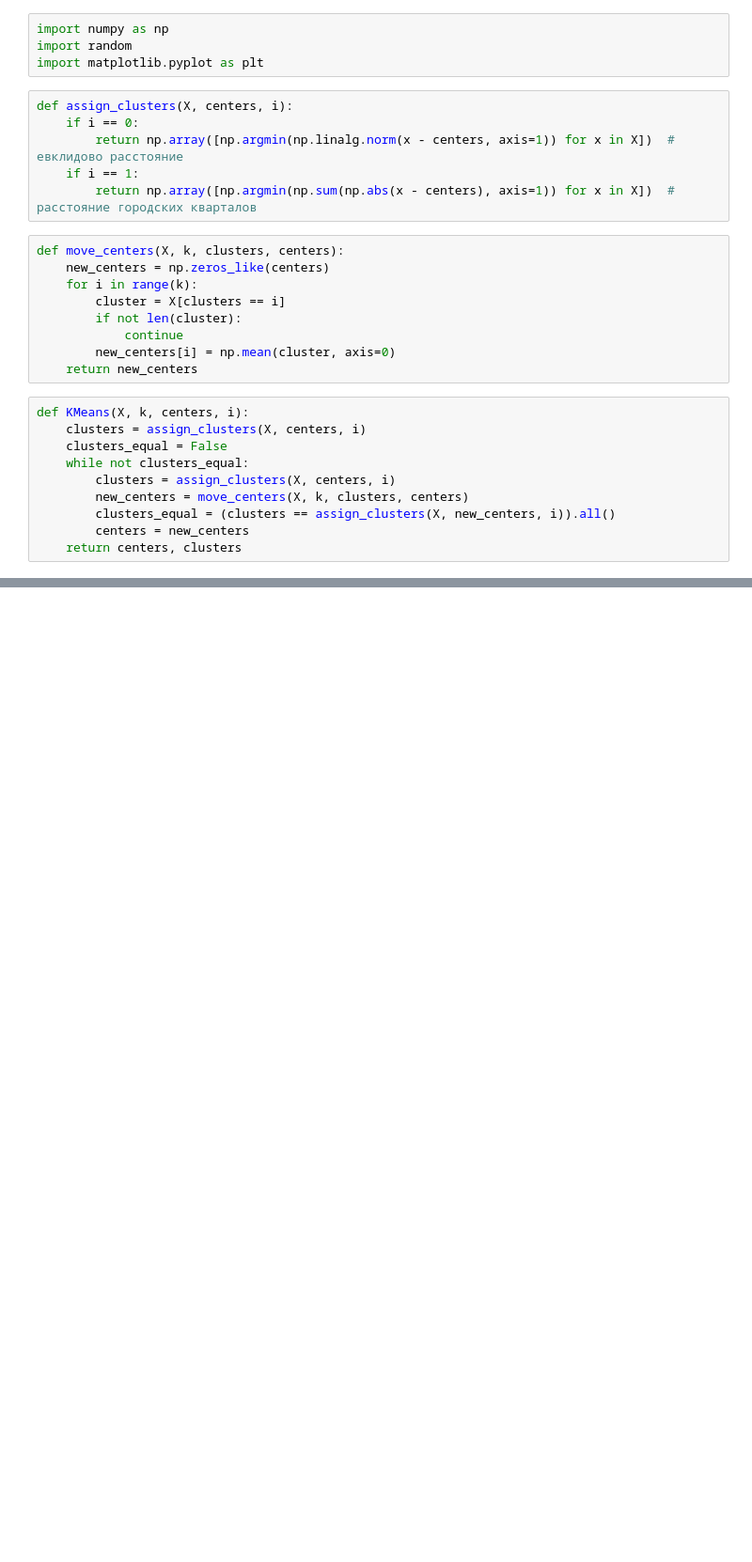
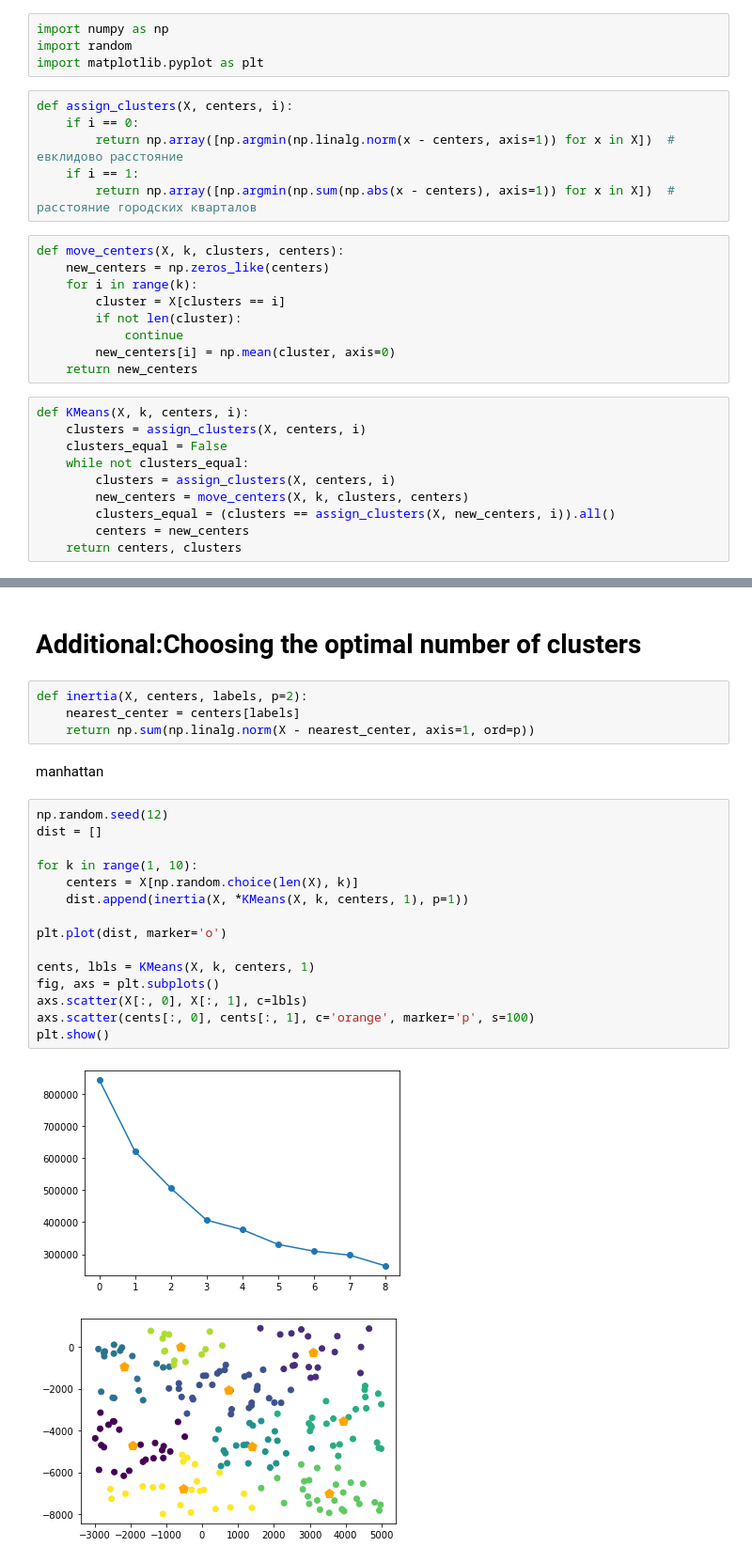
Before and after one commit to skeyboarder/computation_methods_spbsu, a Jupyter notebook: hw12/HW12.ipynb, the cells around one changed output, grey strips where cells are left out. Shown: that part at 94% size. Saved outputs shown, nothing was run; the diff lists cells and outputs as text; blank space fills up the shorter version.

Commit message:
elbow method additional to hw12

```diff
--- a/hw12/HW12.ipynb
+++ b/hw12/HW12.ipynb
@@ -51,0 +52,26 @@ for i in range(2):
+# %% [markdown]
+# Additional:Choosing the optimal number of clusters
+# %%
+def inertia(X, centers, labels, p=2):
+    nearest_center = centers[labels]
+    return np.sum(np.linalg.norm(X - nearest_center, axis=1, ord=p))
+# %% [markdown]
+manhattan
+# %%
+np.random.seed(12)
+dist = []
+
+for k in range(1, 10):
+    centers = X[np.random.choice(len(X), k)]
+    dist.append(inertia(X, *KMeans(X, k, centers, 1), p=1))
+
+plt.plot(dist, marker='o')
+
+cents, lbls = KMeans(X, k, centers, 1)
+fig, axs = plt.subplots()
+axs.scatter(X[:, 0], X[:, 1], c=lbls)
+axs.scatter(cents[:, 0], cents[:, 1], c='orange', marker='p', s=100)
+plt.show()
+# %% [output]
+[figure, added]
+[figure, added]
```
Also changed, not shown: parts of 3 cells of this notebook, 3 other files.
